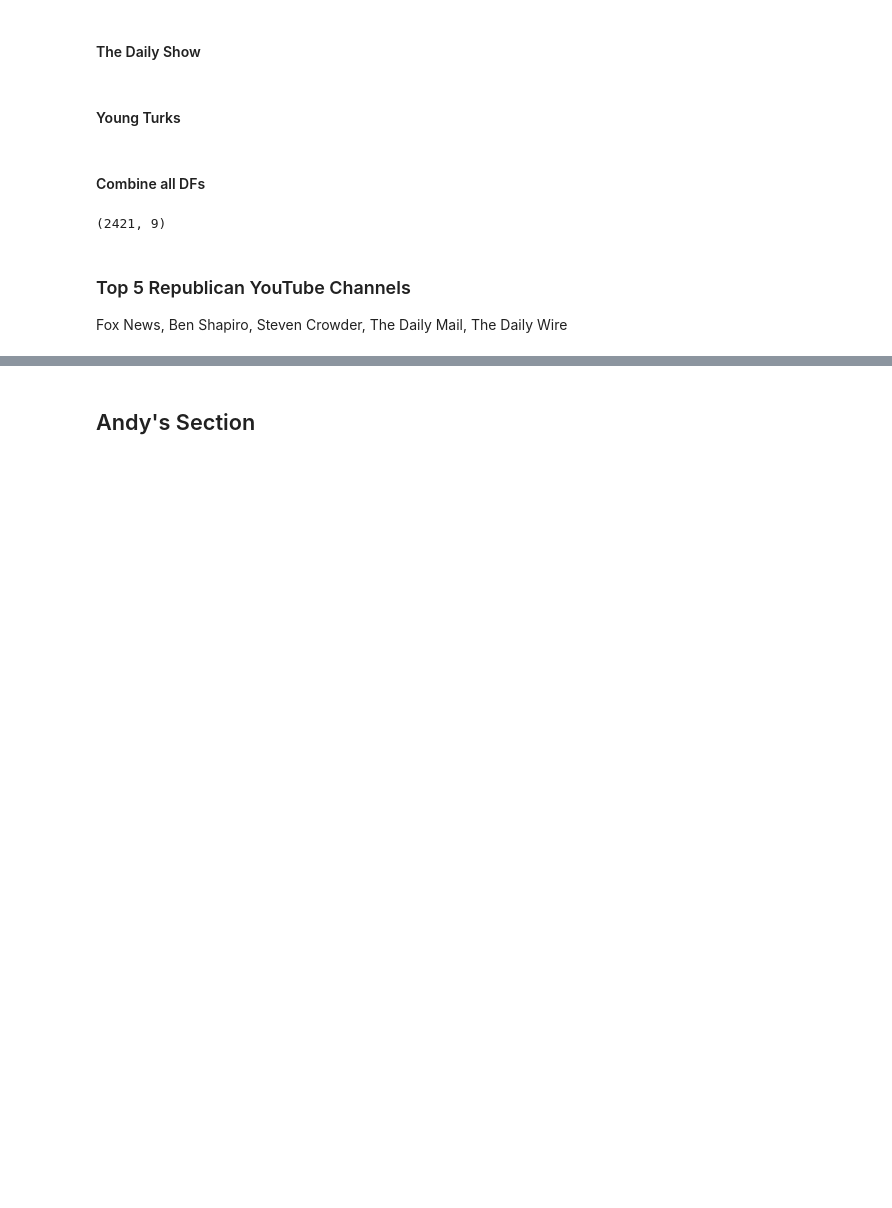
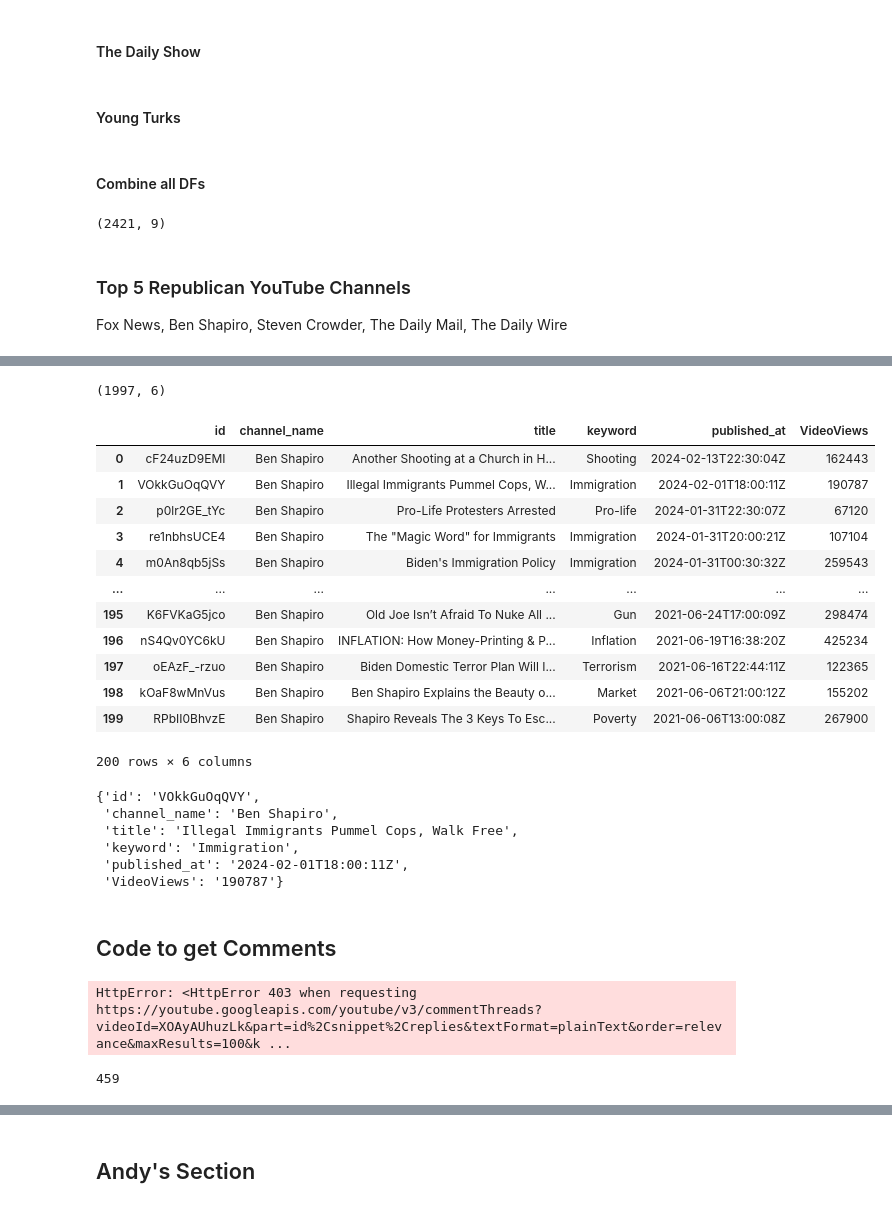
Before and after one commit to hlee107/EmoConsistency-PoliticalPolarization, a Jupyter notebook: ProjectPart1.ipynb, the cells around one changed output, grey strips where cells are left out. Cells and saved outputs as stored; diff of their text form; code cells hidden in the pictures; blank space fills up the shorter version.

```diff
--- a/ProjectPart1.ipynb
+++ b/ProjectPart1.ipynb
@@ -463,0 +539,7 @@ Fox News, Ben Shapiro, Steven Crowder, The Daily Mail, The Daily Wire
+# %%
+# Collects video titles for each of the given channels that contain keywords given
+right_video_titles = []
+for channel, upload_id in zip(channels_right, right_up_id):
+    print(channel)
+    videos_info = keyword_videos_right(upload_id, channel, right_video_titles)
+    #right_video_titles.append(videos_info)
@@ -463,0 +553,22 @@ Fox News, Ben Shapiro, Steven Crowder, The Daily Mail, The Daily Wire
+# %%
+right_df = pd.DataFrame(right_video_titles)
+# %%
+right_df.shape
+# %% [output]
+(1997, 6)
+# %%
+right_df.head(200)
+# %% [output]
+|  | id | channel_name | title | keyword | published_at | VideoViews |
+| 0 | cF24uzD9EMI | Ben Shapiro | Another Shooting at a Church in H... | Shooting | 2024-02-13T22:30:04Z | 162443 |
+| 1 | VOkkGuOqQVY | Ben Shapiro | Illegal Immigrants Pummel Cops, W... | Immigration | 2024-02-01T18:00:11Z | 190787 |
+| 2 | p0lr2GE_tYc | Ben Shapiro | Pro-Life Protesters Arrested | Pro-life | 2024-01-31T22:30:07Z | 67120 |
+| 3 | re1nbhsUCE4 | Ben Shapiro | The "Magic Word" for Immigrants | Immigration | 2024-01-31T20:00:21Z | 107104 |
+| 4 | m0An8qb5jSs | Ben Shapiro | Biden's Immigration Policy | Immigration | 2024-01-31T00:30:32Z | 259543 |
+| ... | ... | ... | ... | ... | ... | ... |
+| 195 | K6FVKaG5jco | Ben Shapiro | Old Joe Isn’t Afraid To Nuke All ... | Gun | 2021-06-24T17:00:09Z | 298474 |
+| 196 | nS4Qv0YC6kU | Ben Shapiro | INFLATION: How Money-Printing & P... | Inflation | 2021-06-19T16:38:20Z | 425234 |
+| 197 | oEAzF_-rzuo | Ben Shapiro | Biden Domestic Terror Plan Will I... | Terrorism | 2021-06-16T22:44:11Z | 122365 |
+| 198 | kOaF8wMnVus | Ben Shapiro | Ben Shapiro Explains the Beauty o... | Market | 2021-06-06T21:00:12Z | 155202 |
+| 199 | RPbII0BhvzE | Ben Shapiro | Shapiro Reveals The 3 Keys To Esc... | Poverty | 2021-06-06T13:00:08Z | 267900 |
+200 rows × 6 columns
@@ -463,0 +578,11 @@ Fox News, Ben Shapiro, Steven Crowder, The Daily Mail, The Daily Wire
+# %%
+right_video_titles[1]
+# %% [output]
+{'id': 'VOkkGuOqQVY',
+ 'channel_name': 'Ben Shapiro',
+ 'title': 'Illegal Immigrants Pummel Cops, Walk Free',
+ 'keyword': 'Immigration',
+ 'published_at': '2024-02-01T18:00:11Z',
+ 'VideoViews': '190787'}
+# %% [markdown]
+## Code to get Comments
@@ -463,0 +640,12 @@ Fox News, Ben Shapiro, Steven Crowder, The Daily Mail, The Daily Wire
+# %%
+# Runs code to get comments for each title in right_video_titles
+right_comments_dict_list = []
+for title in right_video_titles:
+    result = get_vid_comments_right(title, 100)
+    right_comments_dict_list.append(result)
+# %% [output]
+HttpError: <HttpError 403 when requesting https://youtube.googleapis.com/youtube/v3/commentThreads?videoId=XOAyAUhuzLk&part=id%2Csnippet%2Creplies&textFormat=plainText&order=relevance&maxResults=100&k ...
+# %%
+len(right_comments_dict_list)
+# %% [output]
+459
```
Also changed, not shown: parts of 15 cells of this notebook.
